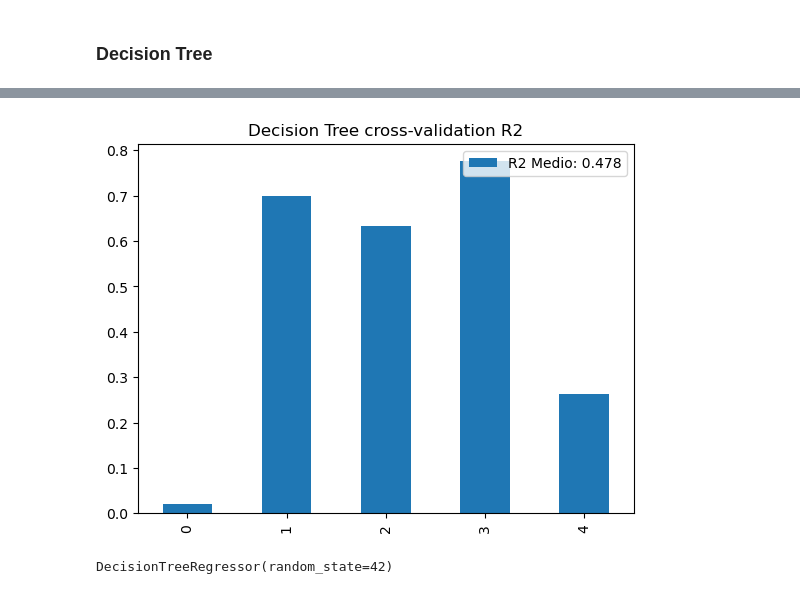
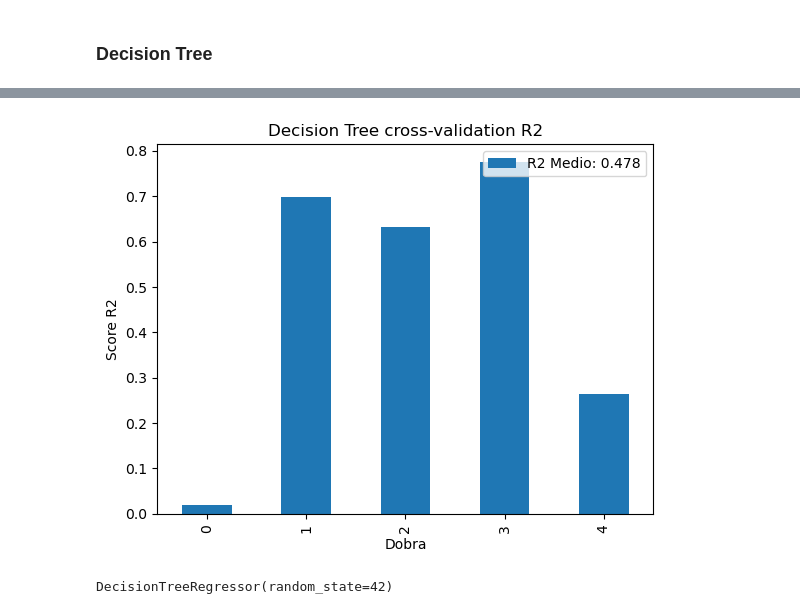
Before and after one commit to kauansacramento/energy-demand-forecast, a Jupyter notebook: energy_demand_forecast.ipynb, the cells around one changed output, grey strips where cells are left out. Saved outputs shown, nothing was run; the diff lists cells and outputs as text; code cells hidden in the pictures.

```diff
--- a/energy_demand_forecast.ipynb
+++ b/energy_demand_forecast.ipynb
@@ -255,9 +255,9 @@ cv_dt.head()
 # %%
 ax = cv_dt['test_score'].plot(kind='bar', label=f'R2 Medio: {cv_dt["test_score"].mean().round(3)}')
-ax.set(title='Decision Tree cross-validation R2')
+ax.set(title='Decision Tree cross-validation R2', xlabel='Dobra', ylabel='Score R2')
 plt.legend(loc='upper right');
 # %% [output]
-[figure, old version]
+[figure, new version]
 # %%
 dt.fit(X_train_scaled, y_train)
 # %% [output]
```
Also changed, not shown: parts of 13 cells of this notebook.
